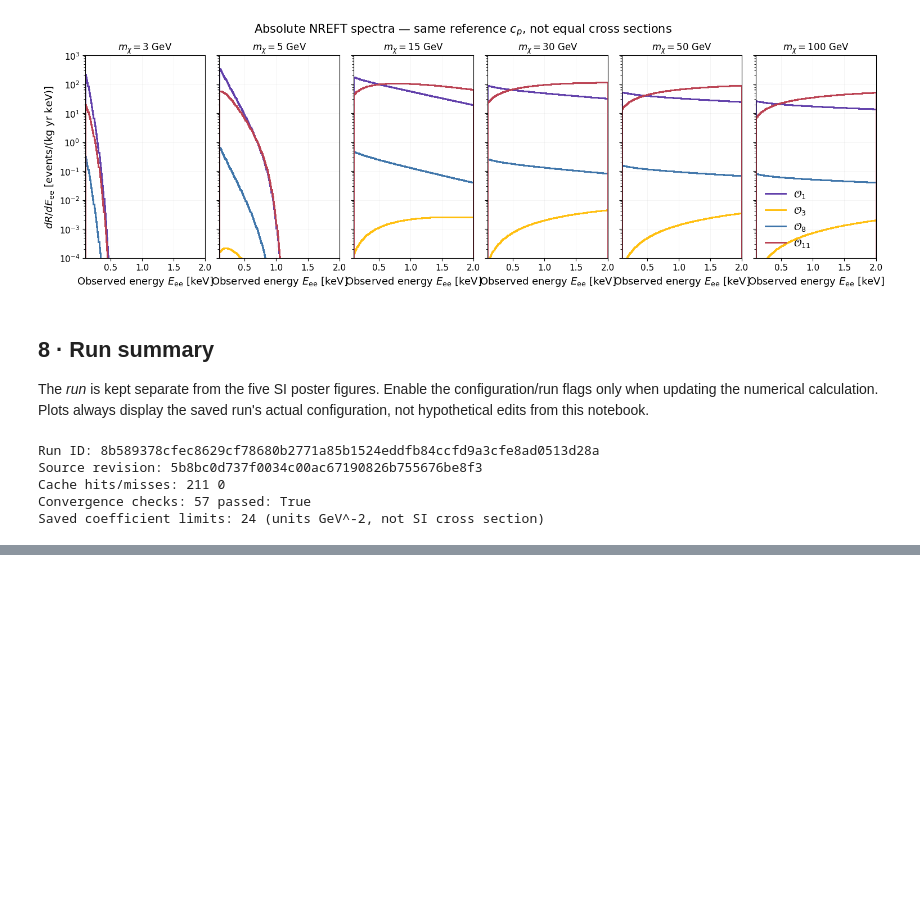
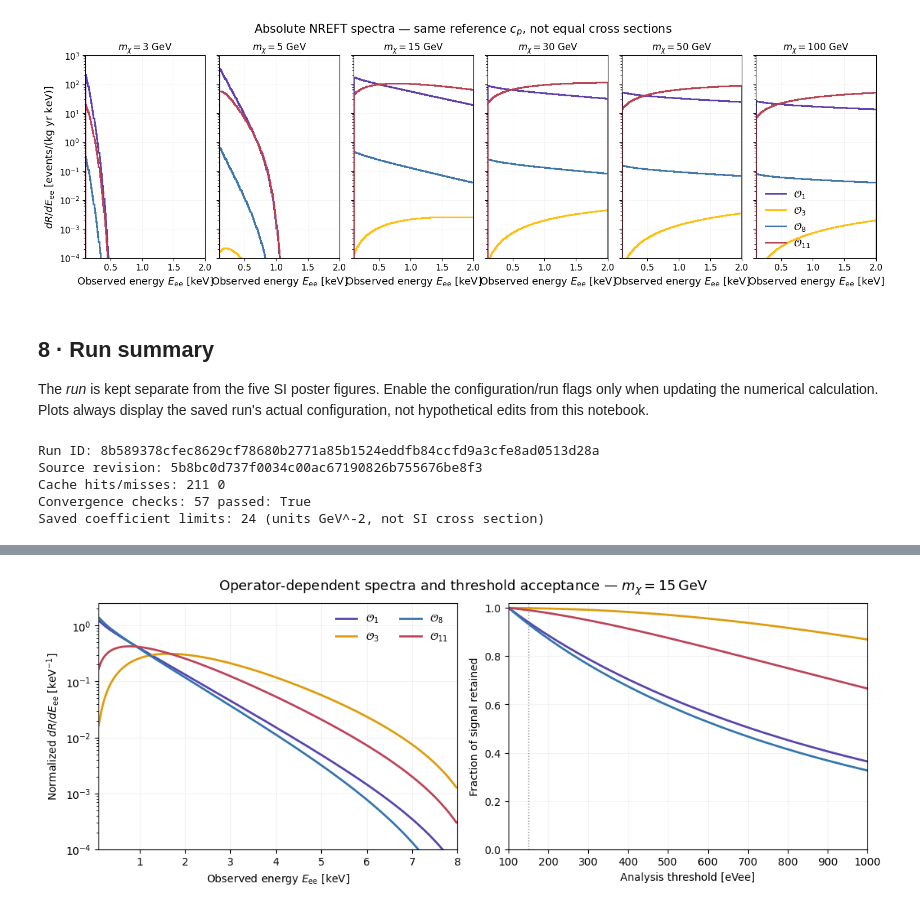
Before and after one commit to tiagocamison/WIMP-LEGEND, a Jupyter notebook: notebooks/nreft_outlook_all_in_one.ipynb, the cells around one changed output, grey strips where cells are left out. Drawn from its saved outputs; the diff is of its cells as text; code cells hidden in the pictures; blank space fills up the shorter version.

```diff
--- a/notebooks/nreft_outlook_all_in_one.ipynb
+++ b/notebooks/nreft_outlook_all_in_one.ipynb
@@ -345,0 +368,94 @@ Saved coefficient limits: 24 (units GeV^-2, not SI cross section)
+# %%
+import numpy as np
+import matplotlib.pyplot as plt
+from pathlib import Path
+
+# Point to your existing NREFT results.
+SIGNALS_PATH = Path(
+    "../analyses/legend_poster/campaigns/nreft_test/"
+    "runs/8b589378cfec8629cf78/signals.npz"
+)
+
+# run = load_run(RUNS_DIR / run_name)
+
+
+MASS = 15
+OPERATORS = [1, 3, 8, 11]
+COLORS = {1: "#5845ac", 3: "#df9c09",
+          8: "#3375ae", 11: "#bd4359"}
+
+with np.load(SIGNALS_PATH) as data:
+    edges = data["observed_edges_keV"]
+    spectra = {}
+    for op in OPERATORS:
+        suffix = f"__O{op}__m{MASS:g}"
+        keys = [k for k in data.files
+                if k.endswith(suffix)
+                and not k.startswith("pure_")]
+        if len(keys) != 1:
+            raise ValueError(f"Expected one key for O{op}: {keys}")
+        spectra[op] = data[keys[0]].copy()
+
+# One common observed-energy normalization window.
+LOW, HIGH = 0.1, 8.0  # keVee
+mask = ((edges[:-1] >= LOW - 1e-10) &
+        (edges[1:] <= HIGH + 1e-10))
+
+e = edges[:-1][mask]
+widths = np.diff(edges)[mask]
+window_edges = np.r_[e, edges[1:][mask][-1]]
+
+fig, (ax1, ax2) = plt.subplots(
+    1, 2, figsize=(11, 4.1), constrained_layout=True
+)
+
+thresholds = np.linspace(LOW, 1.0, 200)
+
+for op in OPERATORS:
+    counts = spectra[op][mask]
+    total = counts.sum()
+    if total <= 0:
+        continue
+
+    # Left: normalized differential spectrum.
+    pdf = counts / (total * widths)
+    ax1.plot(e + widths/2, pdf,
+             color=COLORS[op], lw=2, label=fr"$\mathcal{{O}}_{{{op}}}$")
+
+    # Right: fraction of events above each threshold.
+    # Interpolates the bin-integrated cumulative spectrum.
+    surviving = np.r_[np.cumsum(counts[::-1])[::-1], 0.0]
+    fractions = np.interp(thresholds, window_edges,
+                          surviving / total)
+    ax2.plot(thresholds * 1000, fractions,
+             color=COLORS[op], lw=2)
+
+ax1.set_yscale("log")
+ax1.set_xlim(LOW, HIGH)
+ax1.set_ylim(bottom=1e-4)
+ax1.set_xlabel(r"Observed energy $E_{\rm ee}$ [keV]")
+ax1.set_ylabel(r"Normalized $dR/dE_{\rm ee}$ [keV$^{-1}$]")
+ax1.legend(frameon=False, ncol=2)
+
+ax2.set_xlim(100, 1000)
+ax2.set_ylim(0, 1.02)
+ax2.set_xlabel("Analysis threshold [eVee]")
+ax2.set_ylabel("Fraction of signal retained")
+ax2.axvline(150, color="0.5", ls=":", lw=1)
+
+for ax in (ax1, ax2):
+    ax.grid(alpha=0.15)
+    ax.tick_params(labelsize=10)
+
+fig.suptitle(
+    r"Operator-dependent spectra and threshold acceptance"
+    rf" — $m_\chi={MASS}\,\mathrm{{GeV}}$",
+    fontsize=13
+)
+
+plt.savefig("nreft_threshold_comparison.pdf", bbox_inches="tight")
+plt.savefig("nreft_threshold_comparison.png",
+            dpi=300, bbox_inches="tight")
+plt.show()
+# %% [output]
+[figure, added]
```
Also changed, not shown: parts of 2 cells of this notebook, 45 other files.
